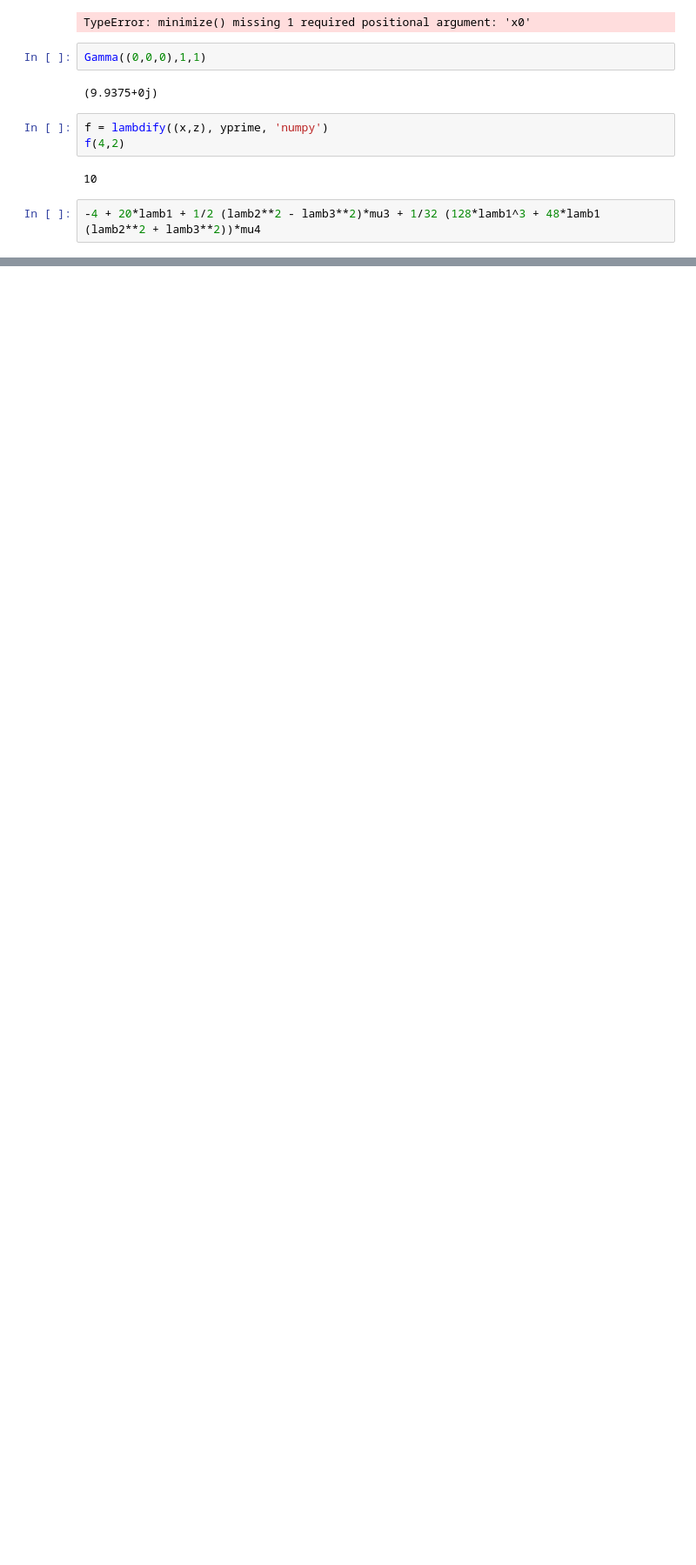
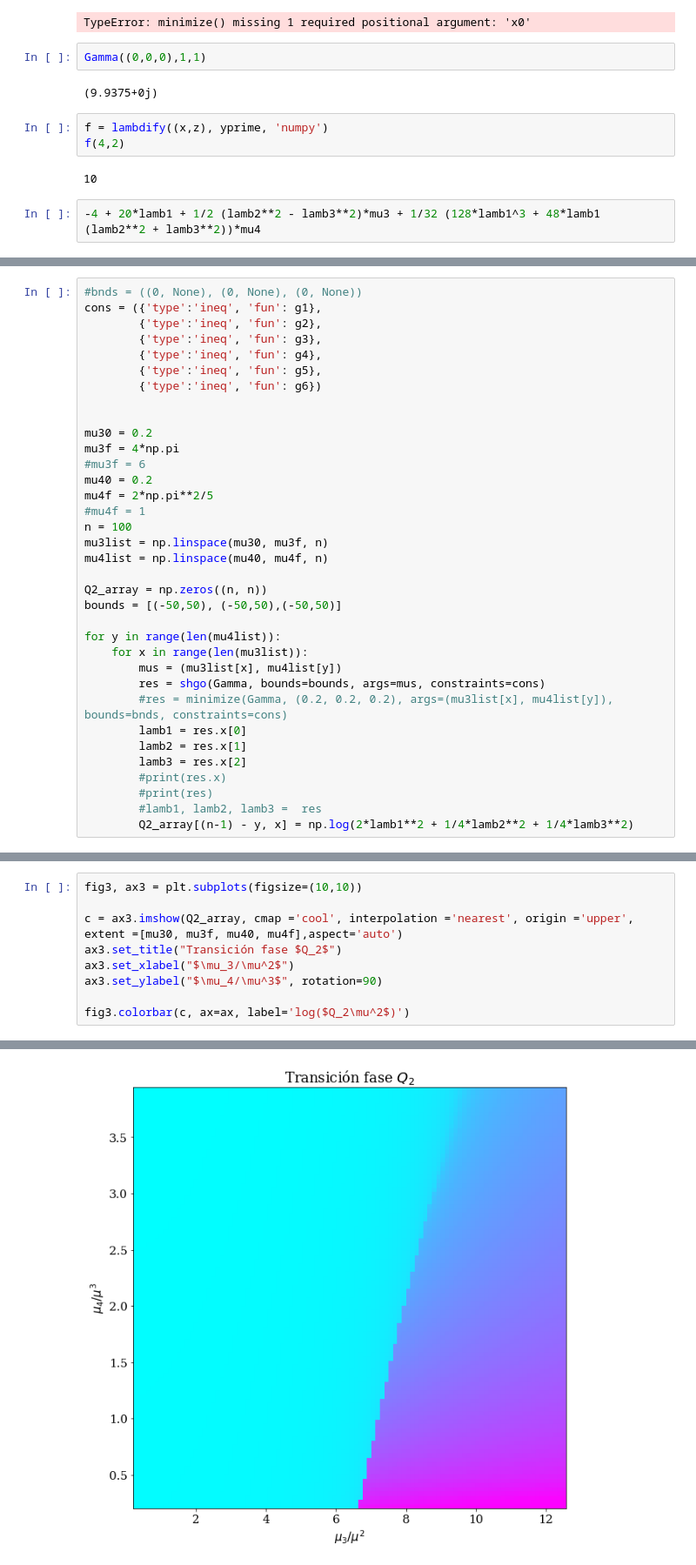
Before and after one commit to Wenupi/codes, a Jupyter notebook: minimize.ipynb, the cells around one changed output, grey strips where cells are left out. Shown: that part at 87% size. Cells and saved outputs as stored; diff of their text form; blank space fills up the shorter version.

```diff
--- a/minimize.ipynb
+++ b/minimize.ipynb
@@ -197,0 +514,35 @@ f(4,2)
+# %%
+#bnds = ((0, None), (0, None), (0, None))
+cons = ({'type':'ineq', 'fun': g1},
+        {'type':'ineq', 'fun': g2},
+        {'type':'ineq', 'fun': g3},
+        {'type':'ineq', 'fun': g4},
+        {'type':'ineq', 'fun': g5},
+        {'type':'ineq', 'fun': g6})
+
+
+mu30 = 0.2
+mu3f = 4*np.pi
+#mu3f = 6
+mu40 = 0.2
+mu4f = 2*np.pi**2/5
+#mu4f = 1
+n = 100
+mu3list = np.linspace(mu30, mu3f, n)
+mu4list = np.linspace(mu40, mu4f, n)
+
+Q2_array = np.zeros((n, n))
+bounds = [(-50,50), (-50,50),(-50,50)]
+
+for y in range(len(mu4list)):
+    for x in range(len(mu3list)):
+        mus = (mu3list[x], mu4list[y])
+        res = shgo(Gamma, bounds=bounds, args=mus, constraints=cons)
+        #res = minimize(Gamma, (0.2, 0.2, 0.2), args=(mu3list[x], mu4list[y]), bounds=bnds, constraints=cons)
+        lamb1 = res.x[0]
+        lamb2 = res.x[1]
+        lamb3 = res.x[2]
+        #print(res.x)
+        #print(res)
+        #lamb1, lamb2, lamb3 =  res
+        Q2_array[(n-1) - y, x] = np.log(2*lamb1**2 + 1/4*lamb2**2 + 1/4*lamb3**2)
@@ -197,0 +565,10 @@ f(4,2)
+# %%
+fig3, ax3 = plt.subplots(figsize=(10,10))
+
+c = ax3.imshow(Q2_array, cmap ='cool', interpolation ='nearest', origin ='upper', extent =[mu30, mu3f, mu40, mu4f],aspect='auto')
+ax3.set_title("Transición fase $Q_2$")
+ax3.set_xlabel("$\mu_3/\mu^2$")
+ax3.set_ylabel("$\mu_4/\mu^3$", rotation=90)
+
+fig3.colorbar(c, ax=ax, label='log($Q_2\mu^2$)')
+# %% [output]
@@ -197,0 +576 @@ f(4,2)
+[figure, added]
```
Also changed, not shown: parts of 25 cells of this notebook, 10 other files.
